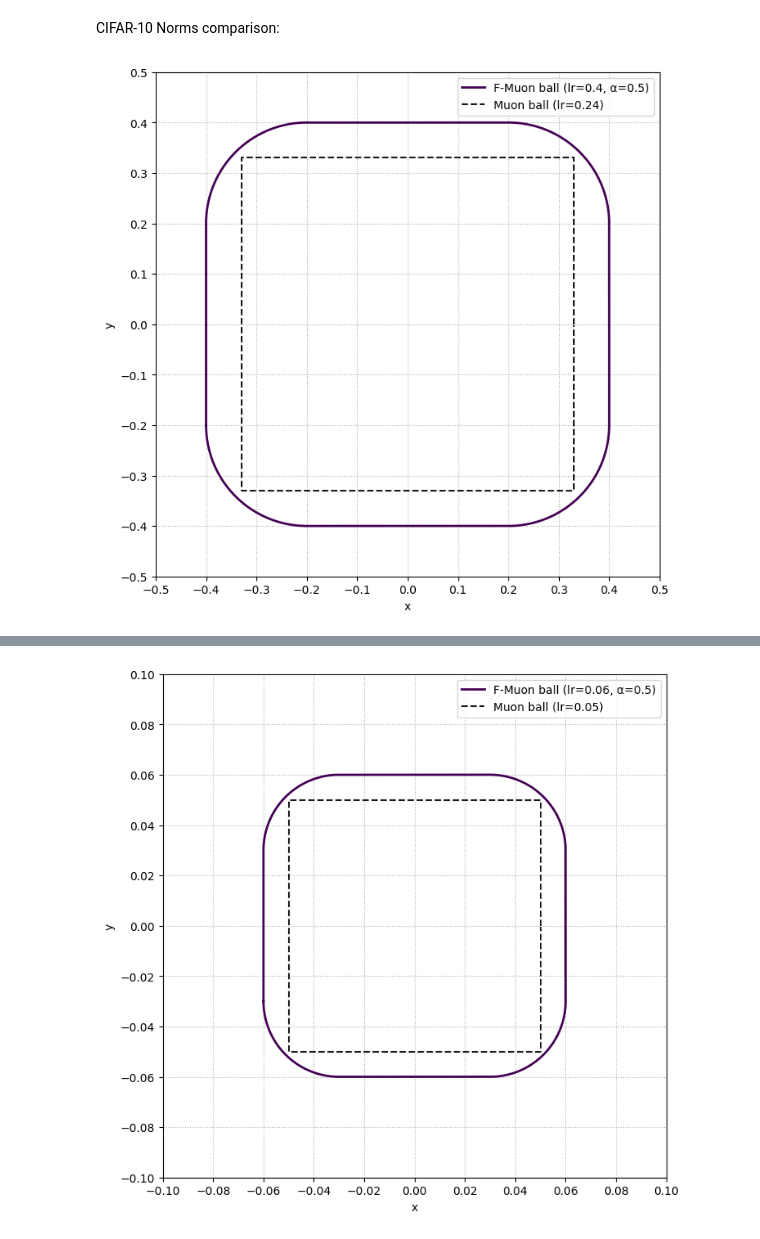
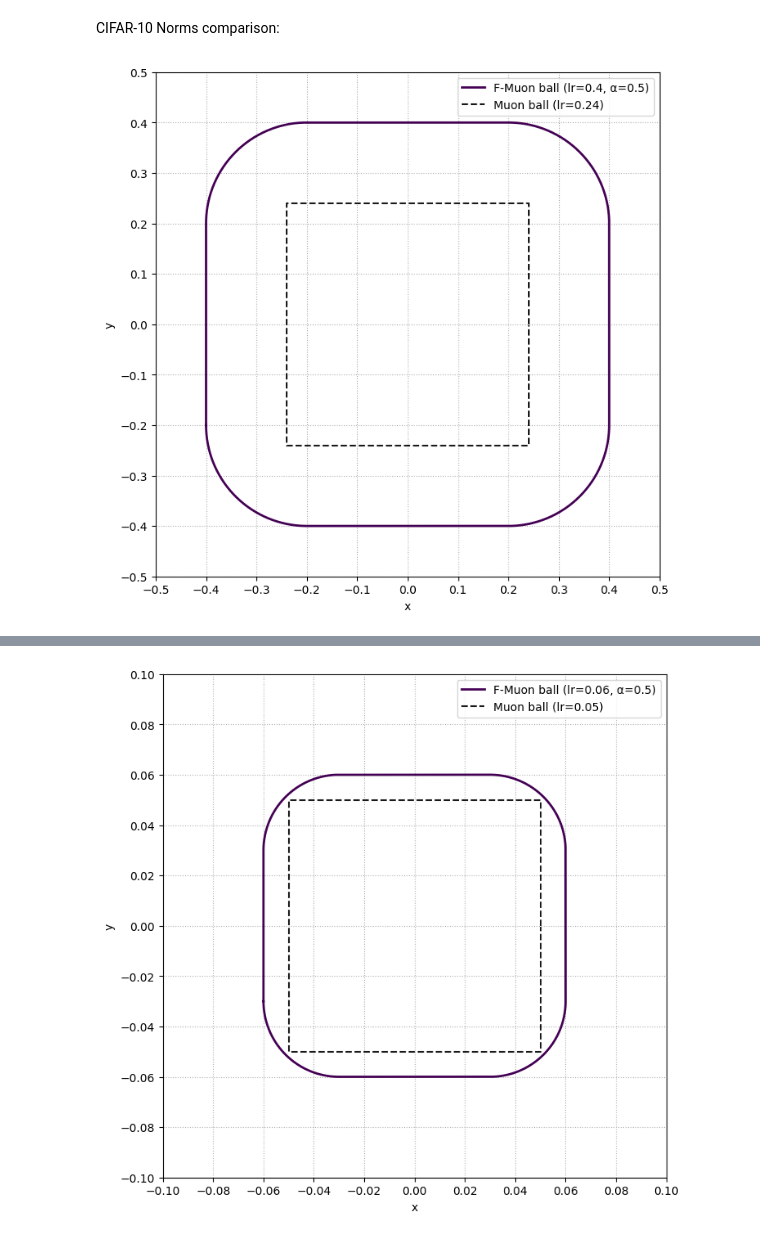
Before and after one commit to alexlegeartis/Neon, a Jupyter notebook: code/norms/norm_plotter.ipynb, the cells around one changed output, grey strips where cells are left out. Saved outputs shown, nothing was run; the diff lists cells and outputs as text; code cells hidden in the pictures.

Commit message:
New balls, new norms for NSGD, SignSGDMuon is back

```diff
--- a/code/norms/norm_plotter.ipynb
+++ b/code/norms/norm_plotter.ipynb
@@ -6,7 +6,7 @@ import numpy as np
 import matplotlib.cm as cm
 import matplotlib.pyplot as plt
 
-def minkowski_sum_boundary(alpha, num_angles=2000):
+def minkowski_sum_boundary_fneon(alpha, num_angles=2000):
     r1 = alpha            # L1-ball radius (diamond)
     r2 = 1.0 - alpha      # L2-ball radius (circle)
     thetas = np.linspace(0, 2*np.pi, num_angles, endpoint=False)
@@ -51,7 +51,7 @@ plt.plot(x1, y1, linestyle="--", label="nuc-ball (α = 1)", color="black", alpha
 
 # Plot Minkowski sums for each alpha
 for alpha, color in zip(alphas, colors):
-    sum_pts = minkowski_sum_boundary(alpha)
+    sum_pts = minkowski_sum_boundary_fneon(alpha)
     plt.plot(sum_pts[:, 0], sum_pts[:, 1], label=f"F2$^\dagger$-ball (α={alpha})",
              linewidth=2, color=color)
 
@@ -78,7 +78,7 @@ import matplotlib.cm as cm
 
 from scipy.spatial import ConvexHull
 
-def minkowski_sum_boundary(alpha, n_edge=200, n_circle=400):
+def minkowski_sum_boundary_fmuon(alpha, n_edge=200, n_circle=400):
     """
     Return the boundary points of alpha * B_inf(1) + (1 - alpha) * B_2(1) in 2D.
     Robust handling for alpha close to 0 or 1.
@@ -147,9 +147,6 @@ def linfty_ball_boundary(radius, num=800):
     denom = np.maximum(denom, 1e-12)  # Avoid division by zero
     return radius * x / denom, radius * y / denom
 
-def l2_ball_boundary(radius, num=800):
-    t = np.linspace(0, 2*np.pi, num, endpoint=False)
-    return radius * np.cos(t), radius * np.sin(t)
 
 # List of alpha values to test
 alphas = [0.75, 0.5, 0.25]
@@ -167,7 +164,7 @@ plt.plot(x1, y1, linestyle="--", label="op-ball (α=1)", color="black", alpha=0.
 
 # Plot Minkowski sums for each alpha
 for alpha, color in zip(alphas, colors):
-    sum_pts = minkowski_sum_boundary(alpha)
+    sum_pts = minkowski_sum_boundary_fmuon(alpha)
     plt.plot(sum_pts[:, 0], sum_pts[:, 1], label=f"F*$^\dagger$-ball (α={alpha})",
              linewidth=2, color=color)
 
@@ -195,103 +192,35 @@ import matplotlib.cm as cm
 import matplotlib.pyplot as plt
 
 from scipy.spatial import ConvexHull
-
-def minkowski_sum_boundary(alpha, n_edge=200, n_circle=400):
-    """
-    Return the boundary points of alpha * B_inf(1) + (1 - alpha) * B_2(1) in 2D.
-    Robust handling for alpha close to 0 or 1.
-    """
-    alpha = float(alpha)
-    if not (0.0 <= alpha <= 1.0):
-        raise ValueError("alpha must be in [0, 1]")
-
-    eps = 1e-12
-    if alpha <= eps:
-        # Pure circle
-        theta = np.linspace(0, 2*np.pi, n_circle, endpoint=False)
-        circle = np.stack([np.cos(theta), np.sin(theta)], axis=1)
-        boundary = np.vstack([circle, circle[0]])
-        return boundary
-
-    if alpha >= 1 - eps:
-        # Pure square (sample full edges)
-        t = np.linspace(-1, 1, n_edge)
-        right  = np.stack([np.ones_like(t), t], axis=1)
-        top    = np.stack([t[::-1], np.ones_like(t)], axis=1)
-        left   = np.stack([-np.ones_like(t), t[::-1]], axis=1)
-        bottom = np.stack([t, -np.ones_like(t)], axis=1)
-        square = np.vstack([right, top, left, bottom])
-        boundary = np.vstack([square, square[0]])
-        return boundary
-
-    # --- General case: sample both boundaries and compute convex hull ---
-    t = np.linspace(-1, 1, n_edge)
-    right  = np.stack([np.ones_like(t), t], axis=1)
-    top    = np.stack([t[::-1], np.ones_like(t)], axis=1)
-    left   = np.stack([-np.ones_like(t), t[::-1]], axis=1)
-    bottom = np.stack([t, -np.ones_like(t)], axis=1)
-    square = np.vstack([right, top, left, bottom])
-
-    theta = np.linspace(0, 2*np.pi, n_circle, endpoint=False)
-    circle = np.stack([np.cos(theta), np.sin(theta)], axis=1)
-
-    S = (alpha * square[:, None, :] + (1 - alpha) * circle[None, :, :]).reshape(-1, 2)
-
-    S_rounded = np.round(S, decimals=12)
-    S_unique = np.unique(S_rounded, axis=0)
-
-    hull = ConvexHull(S_unique)
-    boundary = S_unique[hull.vertices]
-
-    centroid = boundary.mean(axis=0)
-    angles = np.arctan2(boundary[:,1] - centroid[1], boundary[:,0] - centroid[0])
-    order = np.argsort(angles)
-    boundary = boundary[order]
-
-    if not np.allclose(boundary[0], boundary[-1]):
-        boundary = np.vstack([boundary, boundary[0]])
-
-    return boundary
-
-
-def linfty_ball_boundary(radius, num=800):
-    # Parametrize the L∞ "circle" (square) using angle and normalization
-    t = np.linspace(0, 2*np.pi, num, endpoint=False)
-    x = np.cos(t)
-    y = np.sin(t)
-    # Compute the maximum of |x| and |y| element-wise, then ensure no division by zero
-    denom = np.maximum(np.abs(x), np.abs(y))
-    denom = np.maximum(denom, 1e-12)  # Avoid division by zero
-    return radius * x / denom, radius * y / denom
 
 
 # List of alpha values to test
 alphas = [0.5]
 colormap = cm.get_cmap('viridis')
 colors = [colormap(i / (len(alphas))) for i in range(len(alphas) - 1, -1, -1)]
 # Plot
 plt.figure(figsize=(8, 8))
 
 # Plot Minkowski sums for each alpha
 for alpha, color in zip(alphas, colors):
-    sum_pts = 0.4 * minkowski_sum_boundary(alpha) # 0.4 is for F-Muon lr, which is \eta in lmo
+    sum_pts = 0.4 * minkowski_sum_boundary_fmuon(alpha) # 0.4 is for F-Muon lr, which is \eta in lmo
     plt.plot(sum_pts[:, 0], sum_pts[:, 1], label=f"F-Muon ball (lr=0.4, α={alpha})",
              linewidth=2, color=color)
 
 # Plot reference L1 and L2 balls
-x1, y1 = linfty_ball_boundary(0.33) # 0.24 is for Muon lr
+x1, y1 = linfty_ball_boundary(0.24) # 0.24 is for Muon lr
 plt.plot(x1, y1, linestyle="--", label="Muon ball (lr=0.24)", color="black", alpha=0.9)
 
 # Configure plot
 plt.gca().set_aspect("equal", adjustable="box")
 # plt.title("Minkowski sums: α L1-ball ⊕ (1-α) L2-ball for different α")
 plt.xlabel("x")
 plt.ylabel("y")
 plt.legend(loc="upper right")
 plt.grid(True, linestyle=":")
 plt.xticks(np.arange(-0.5, 0.55, 0.1))
 plt.yticks(np.arange(-0.5, 0.55, 0.1))
 # plt.savefig("fstardual_cifar.pdf", dpi=300, bbox_inches='tight')
 plt.show()
 # %% [output]
-[figure, old version]
+[figure, new version]
```
Also changed, not shown: parts of 11 cells of this notebook, 2 other files.
